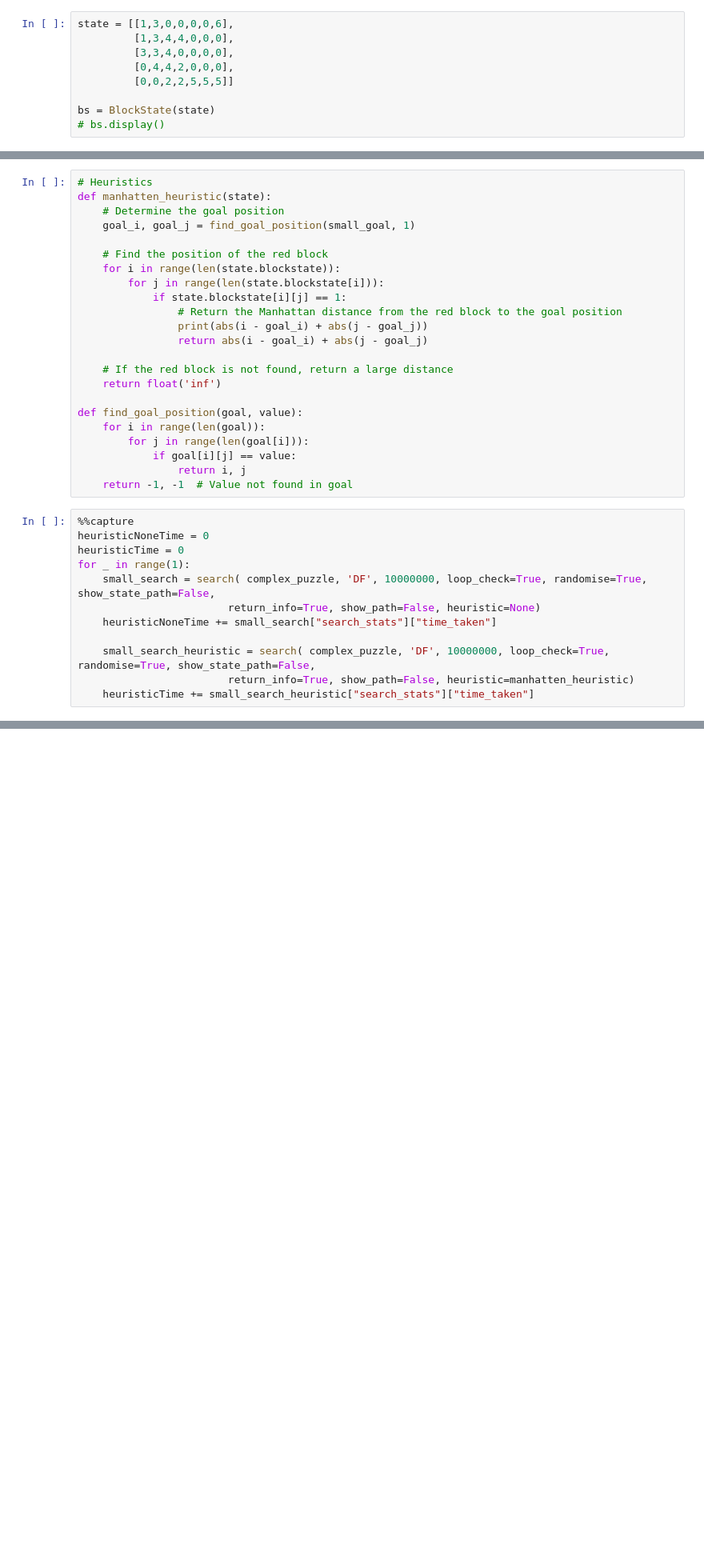
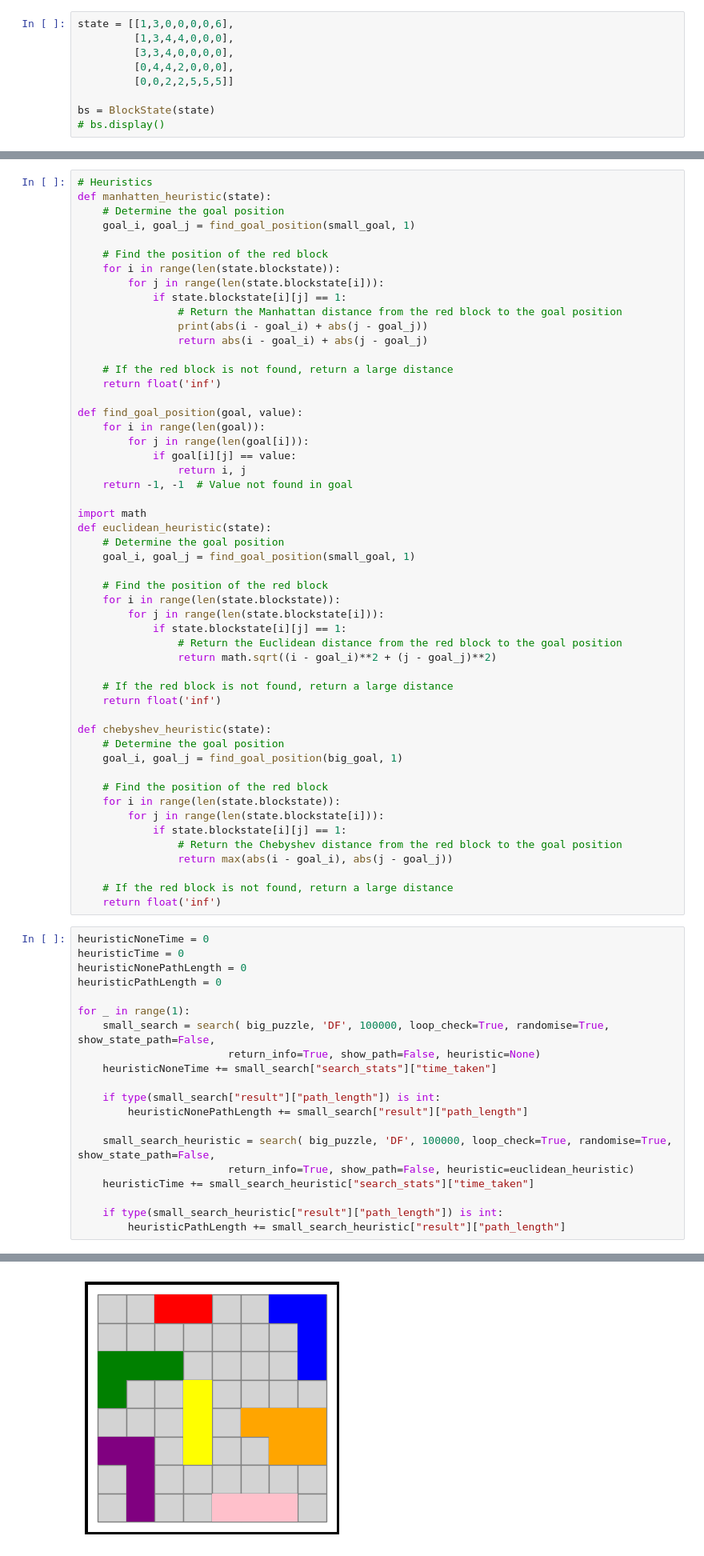
Before and after one commit to LouisJBishopL2B/comp2611-cw1, a Jupyter notebook: Part A.ipynb, the cells around one changed output, grey strips where cells are left out. Shown: that part at 80% size. Drawn from its saved outputs; the diff is of its cells as text; blank space fills up the shorter version.

Commit message:
Re-added print statements, added heuristics

```diff
--- a/Part A.ipynb
+++ b/Part A.ipynb
@@ -272,15 +290,53 @@ def find_goal_position(goal, value):
             if goal[i][j] == value:
                 return i, j
     return -1, -1  # Value not found in goal
+
+import math
+def euclidean_heuristic(state):
+    # Determine the goal position
+    goal_i, goal_j = find_goal_position(small_goal, 1)
+
+    # Find the position of the red block
+    for i in range(len(state.blockstate)):
+        for j in range(len(state.blockstate[i])):
+            if state.blockstate[i][j] == 1:
+                # Return the Euclidean distance from the red block to the goal position
+                return math.sqrt((i - goal_i)**2 + (j - goal_j)**2)
+
+    # If the red block is not found, return a large distance
+    return float('inf')
+
+def chebyshev_heuristic(state):
+    # Determine the goal position
+    goal_i, goal_j = find_goal_position(big_goal, 1)
+
+    # Find the position of the red block
+    for i in range(len(state.blockstate)):
+        for j in range(len(state.blockstate[i])):
+            if state.blockstate[i][j] == 1:
+                # Return the Chebyshev distance from the red block to the goal position
+                return max(abs(i - goal_i), abs(j - goal_j))
+
+    # If the red block is not found, return a large distance
+    return float('inf')
 # %%
-%%capture
 heuristicNoneTime = 0
 heuristicTime = 0
+heuristicNonePathLength = 0
+heuristicPathLength = 0
+
 for _ in range(1):
-    small_search = search( complex_puzzle, 'DF', 10000000, loop_check=True, randomise=True, show_state_path=False,
+    small_search = search( big_puzzle, 'DF', 100000, loop_check=True, randomise=True, show_state_path=False,
                         return_info=True, show_path=False, heuristic=None)
     heuristicNoneTime += small_search["search_stats"]["time_taken"]
 
-    small_search_heuristic = search( complex_puzzle, 'DF', 10000000, loop_check=True, randomise=True, show_state_path=False,
-                        return_info=True, show_path=False, heuristic=manhatten_heuristic)
+    if type(small_search["result"]["path_length"]) is int:
+        heuristicNonePathLength += small_search["result"]["path_length"]
+
+    small_search_heuristic = search( big_puzzle, 'DF', 100000, loop_check=True, randomise=True, show_state_path=False,
+                        return_info=True, show_path=False, heuristic=euclidean_heuristic)
     heuristicTime += small_search_heuristic["search_stats"]["time_taken"]
+
+    if type(small_search_heuristic["result"]["path_length"]) is int:
+        heuristicPathLength += small_search_heuristic["result"]["path_length"]
+# %% [output]
@@ -286,0 +345 @@ for _ in range(1):
+[figure, added]
```
Also changed, not shown: parts of 5 cells of this notebook.
